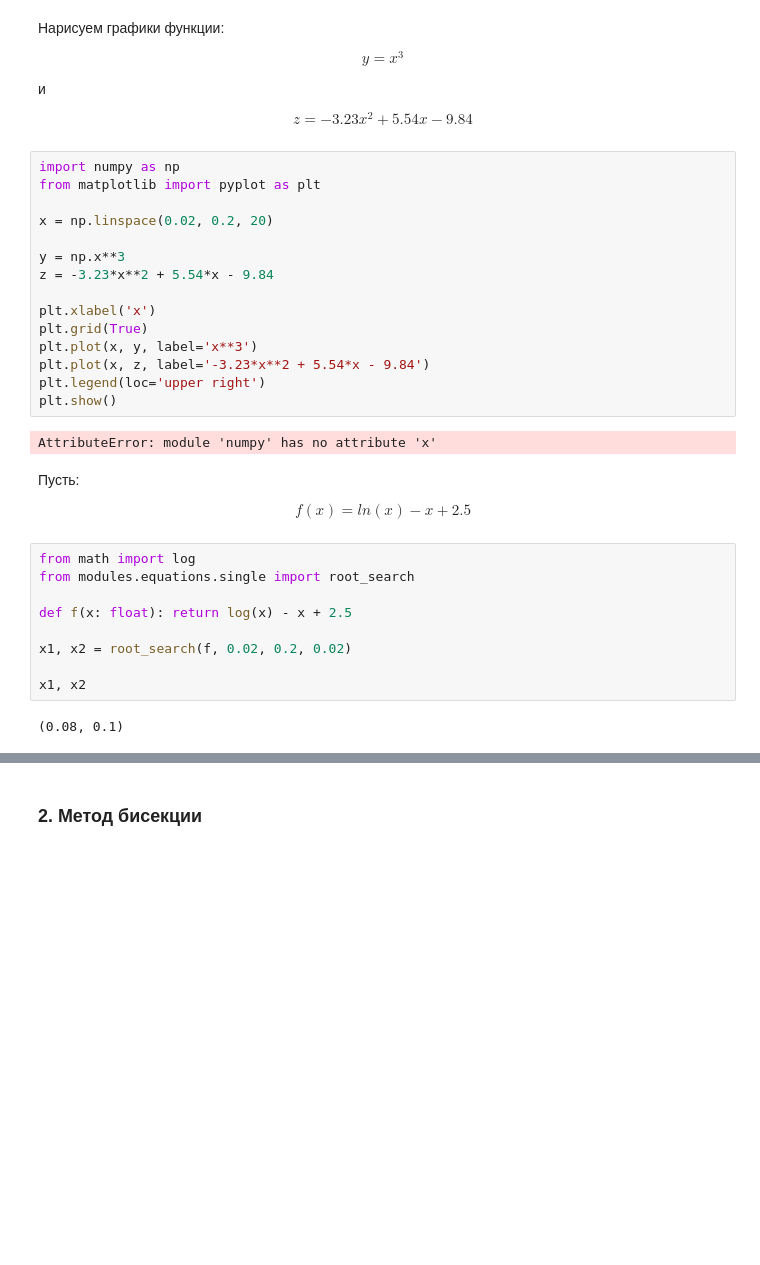
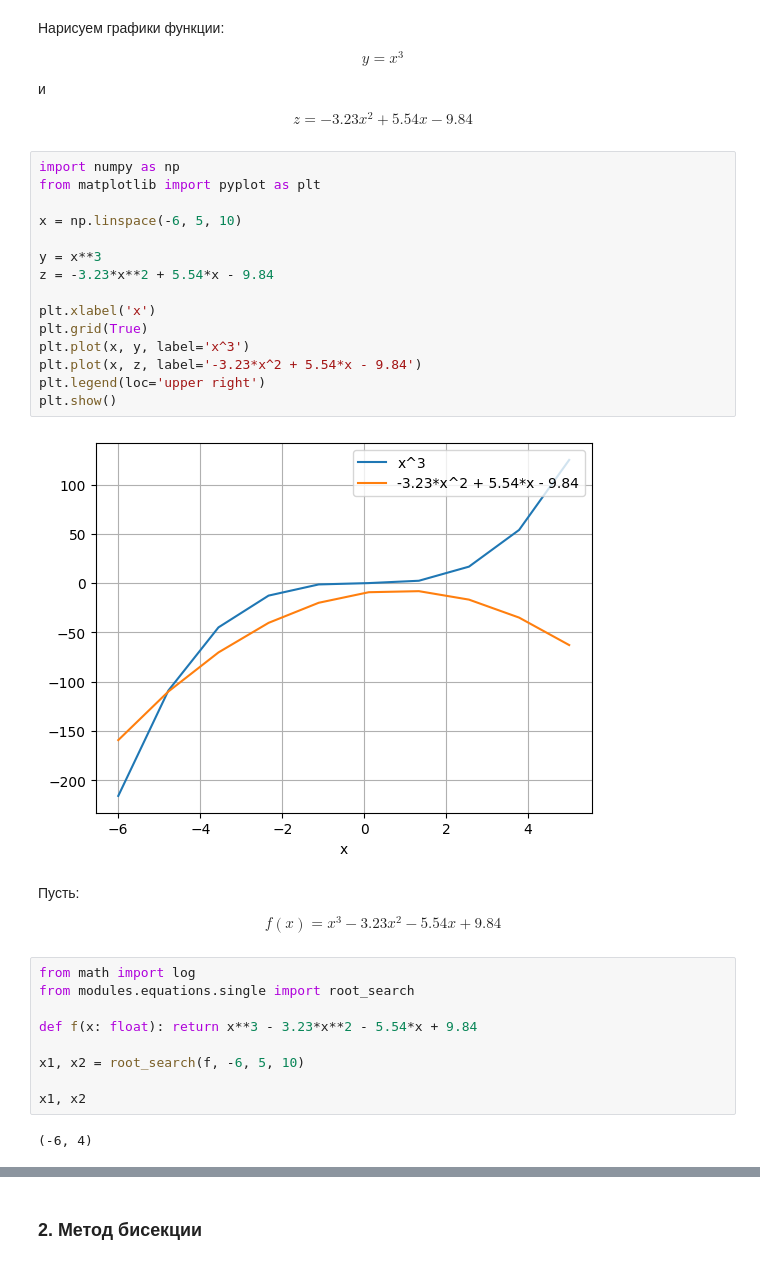
Before and after one commit to azizka85/Numerical-Methods, a Jupyter notebook: tasks/task_6.ipynb, the cells around one changed output, grey strips where cells are left out. Cells and saved outputs as stored; diff of their text form; blank space fills up the shorter version.

```diff
--- a/tasks/task_6.ipynb
+++ b/tasks/task_6.ipynb
@@ -23,35 +23,35 @@ $$z = -3.23x^2 + 5.54x - 9.84$$
 # %%
 import numpy as np
 from matplotlib import pyplot as plt
 
-x = np.linspace(0.02, 0.2, 20)
+x = np.linspace(-6, 5, 10)
 
-y = np.x**3
+y = x**3
 z = -3.23*x**2 + 5.54*x - 9.84
 
 plt.xlabel('x')
 plt.grid(True)
-plt.plot(x, y, label='x**3')
-plt.plot(x, z, label='-3.23*x**2 + 5.54*x - 9.84')
+plt.plot(x, y, label='x^3')
+plt.plot(x, z, label='-3.23*x^2 + 5.54*x - 9.84')
 plt.legend(loc='upper right')
 plt.show()
 # %% [output]
-AttributeError: module 'numpy' has no attribute 'x'
+[figure, added]
 # %% [markdown]
 Пусть:
 
-$$f(x) = ln(x) - x + 2.5$$
+$$f(x) = x^3 - 3.23x^2 - 5.54x + 9.84$$
 # %%
 from math import log
 from modules.equations.single import root_search
 
-def f(x: float): return log(x) - x + 2.5
+def f(x: float): return x**3 - 3.23*x**2 - 5.54*x + 9.84
 
-x1, x2 = root_search(f, 0.02, 0.2, 0.02)
+x1, x2 = root_search(f, -6, 5, 10)
 
 x1, x2
 # %% [output]
-(0.08, 0.1)
+(-6, 4)
 # %%
 f(x1), f(x2)
 # %% [output]
```
Also changed, not shown: parts of 7 cells of this notebook.
